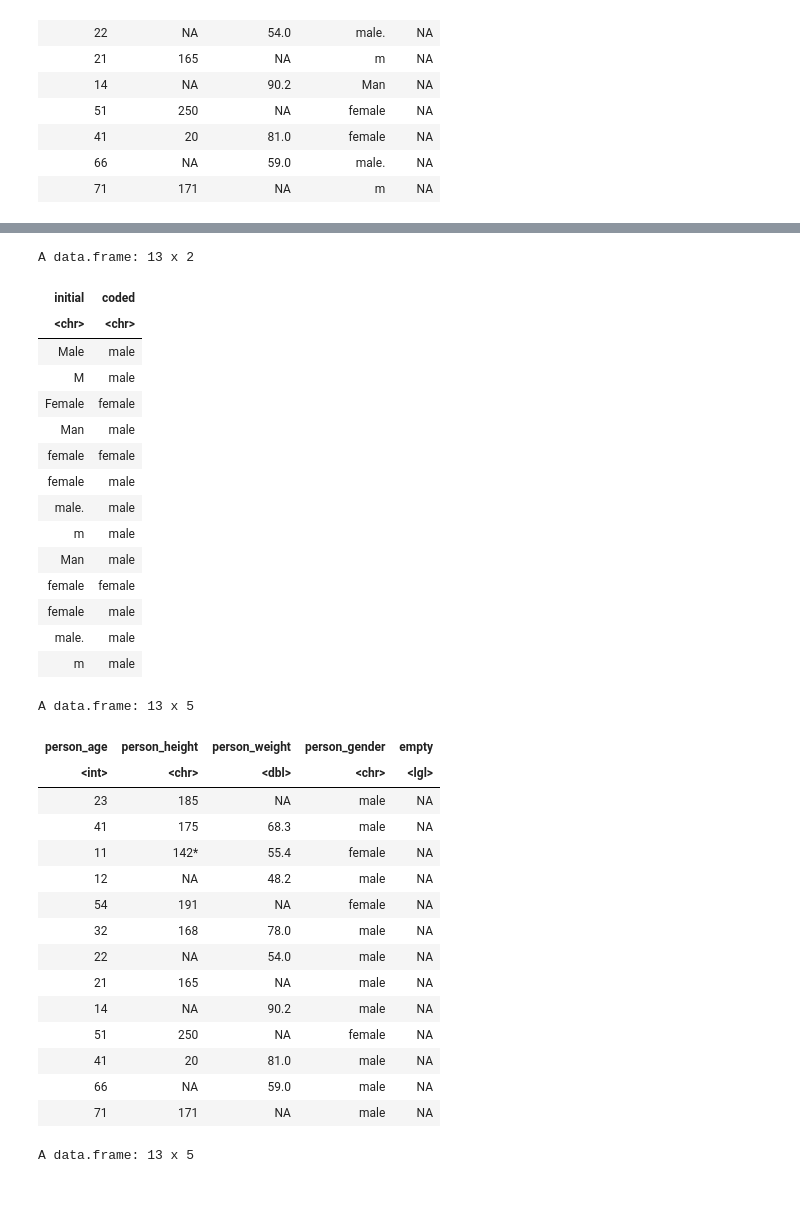
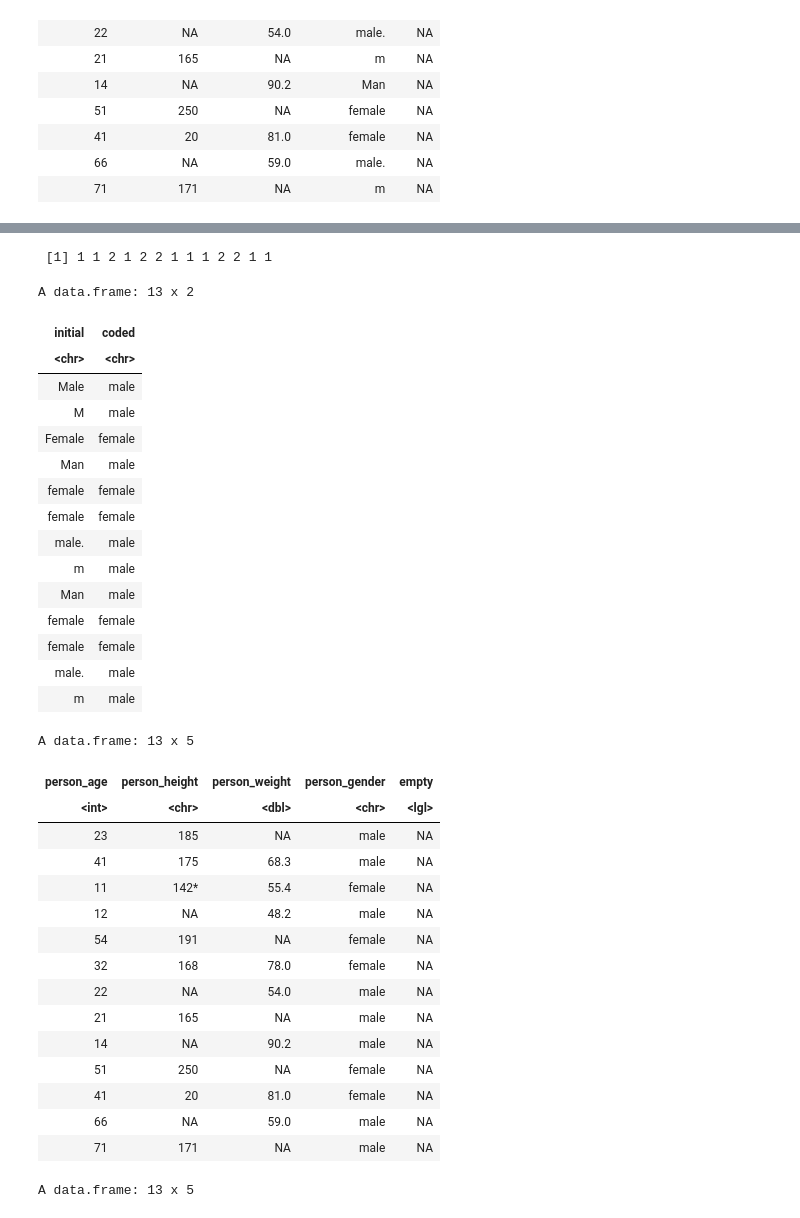
Before and after one commit to kleban/edu-r, a Jupyter notebook: EK/Data Analysis/Data Cleaning.ipynb, the cells around one changed output, grey strips where cells are left out. Drawn from its saved outputs; the diff is of its cells as text; code cells hidden in the pictures.

```diff
--- a/EK/Data Analysis/Data Cleaning.ipynb
+++ b/EK/Data Analysis/Data Cleaning.ipynb
@@ -350,24 +379,30 @@ A data.frame: 13 x 5
 # %%
+
 adj_gender <- adist(data$person_gender, m)
+
+nums <- apply(adj_gender, 1, which.min)
+nums
+
 colnames(adj_gender) <- m
 rownames(adj_gender) <- data$person_gender
 gender_data <- data.frame(initial = data$person_gender, coded = m[nums])
 gender_data
 # %% [output]
-A data.frame: 13 x 2
+ [1] 1 1 2 1 2 2 1 1 1 2 2 1 1
+A data.frame: 13 x 2
 | initial | coded |
 | <chr> | <chr> |
 | Male | male |
 | M | male |
 | Female | female |
 | Man | male |
 | female | female |
-| female | male |
+| female | female |
 | male. | male |
 | m | male |
 | Man | male |
 | female | female |
-| female | male |
+| female | female |
 | male. | male |
 | m | male |
 # %%
@@ -383,12 +418,12 @@ A data.frame: 13 x 5
 | 11 | 142* | 55.4 | female | NA |
 | 12 | NA | 48.2 | male | NA |
 | 54 | 191 | NA | female | NA |
-| 32 | 168 | 78.0 | male | NA |
+| 32 | 168 | 78.0 | female | NA |
 | 22 | NA | 54.0 | male | NA |
 | 21 | 165 | NA | male | NA |
 | 14 | NA | 90.2 | male | NA |
 | 51 | 250 | NA | female | NA |
-| 41 | 20 | 81.0 | male | NA |
+| 41 | 20 | 81.0 | female | NA |
 | 66 | NA | 59.0 | male | NA |
 | 71 | 171 | NA | male | NA |
 # %%
```
Also changed, not shown: parts of 47 cells of this notebook, 4 other files.
